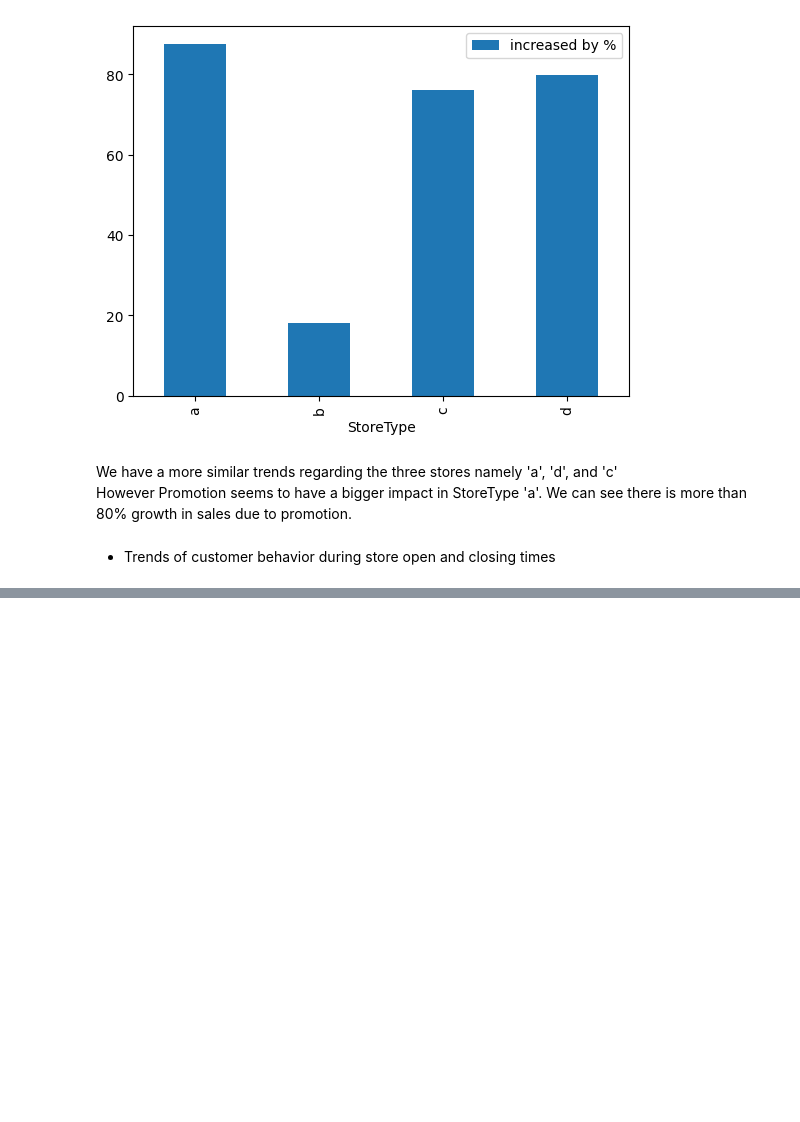
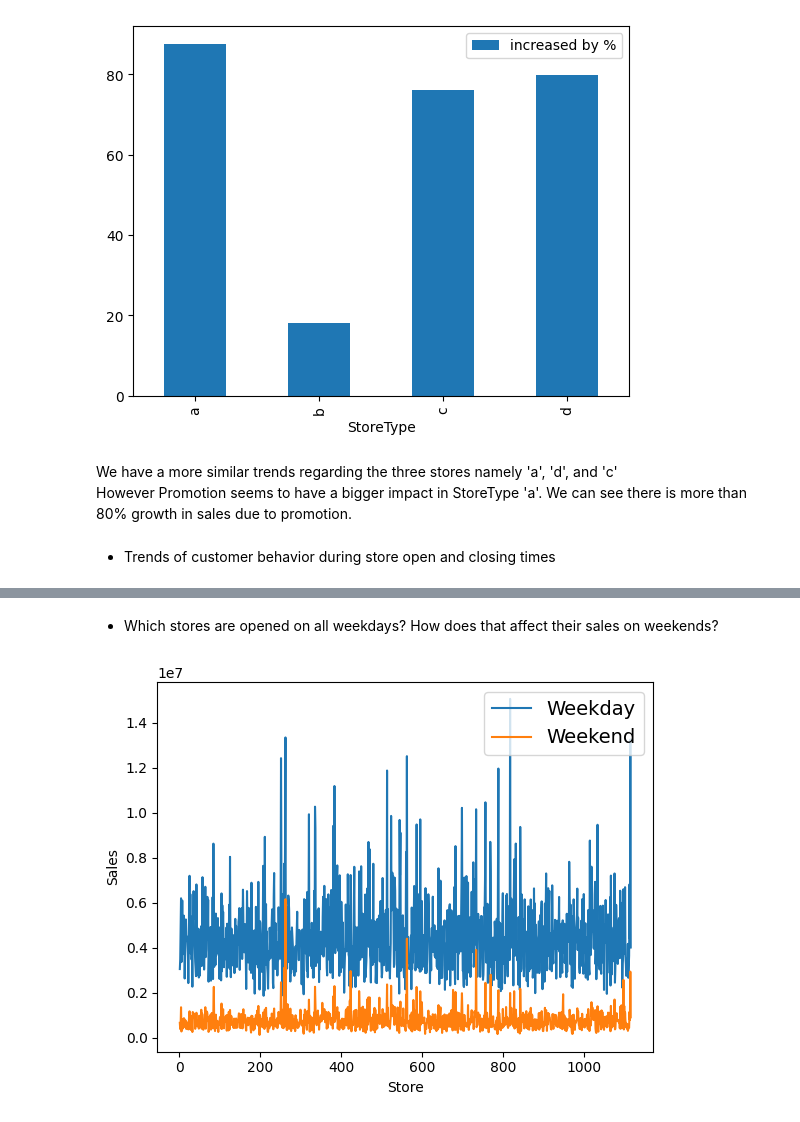
Before and after one commit to Nathnael12/pharmaceutical-sales-prediction, a Jupyter notebook: notbooks/data_exploration.ipynb, the cells around one changed output, grey strips where cells are left out. Saved outputs shown, nothing was run; the diff lists cells and outputs as text; code cells hidden in the pictures; blank space fills up the shorter version.

```diff
--- a/notbooks/data_exploration.ipynb
+++ b/notbooks/data_exploration.ipynb
@@ -553,0 +563,12 @@ sunday_open_customers = sunday_sales_df.groupby("DayOfWeek").agg({"Customers": "
+# %% [markdown]
+- Which stores are opened on all weekdays? How does that affect their sales on weekends?
+# %%
+stores_open_on_weekdays = complete_train_date_indexed.query("Open==1")['Store'].unique()
+sales_stores_open_on_weekdays = complete_train_date_indexed[(complete_train_date_indexed["Store"].isin(stores_open_on_weekdays) &complete_train_date_indexed['Open']==1 & ~complete_train_date_indexed['DayOfWeek'].isin([6,7]))].groupby('Store')['Sales'].sum()
+sns.lineplot(data=sales_stores_open_on_weekdays)
+sales_stores_open_on_weekdays = complete_train_date_indexed[(complete_train_date_indexed["Store"].isin(stores_open_on_weekdays) & complete_train_date_indexed['Open']==1 & complete_train_date_indexed['DayOfWeek'].isin([6,7]))].groupby('Store')['Sales'].sum()
+sns.lineplot(data=sales_stores_open_on_weekdays)
+plt.legend(['Weekday', 'Weekend'], fontsize=14, loc='upper right')
+plt.show()
+# %% [output]
+[figure, added]
```
Also changed, not shown: parts of 17 cells of this notebook, 1 other file.
